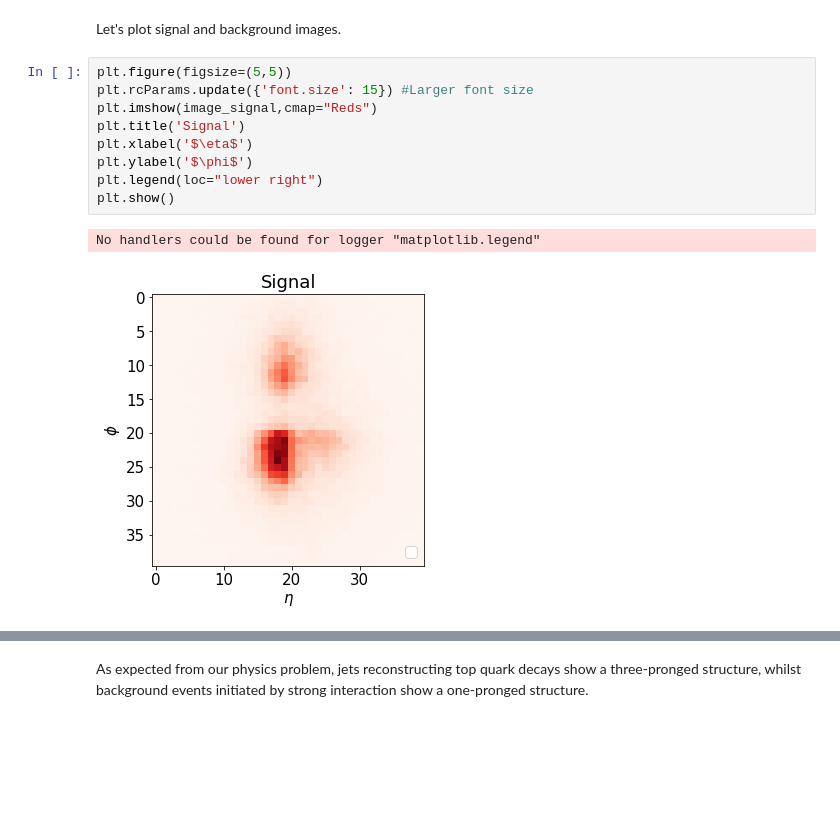
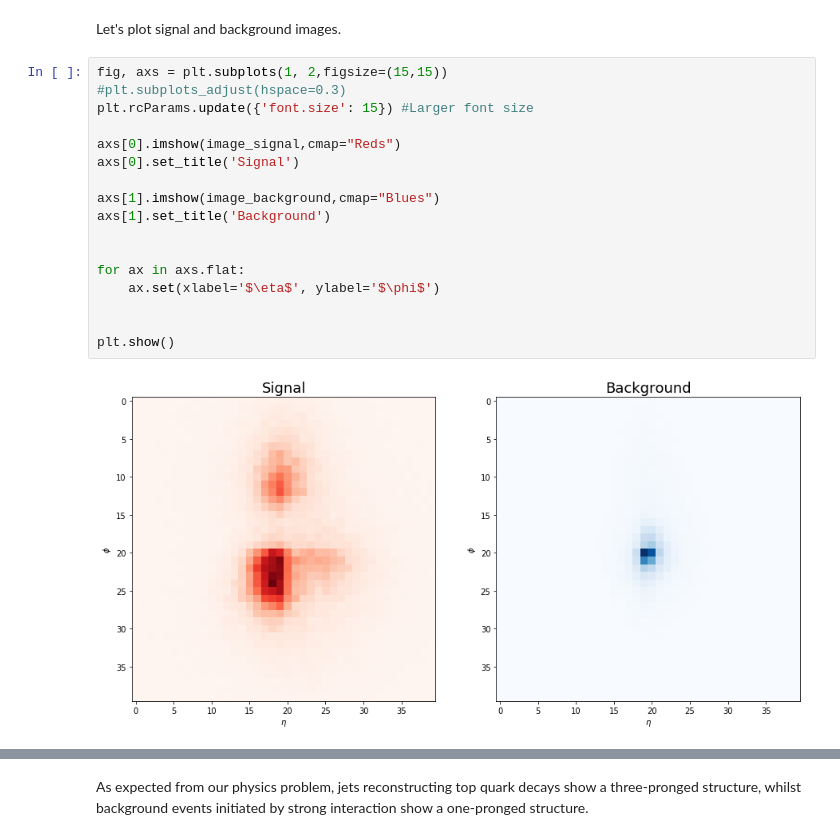
Before and after one commit to dkgithub/wuhan_DL_labs, a Jupyter notebook: top-tagging/TopTagging_2.ipynb, the cells around one changed output, grey strips where cells are left out. Cells and saved outputs as stored; diff of their text form; blank space fills up the shorter version.

```diff
--- a/top-tagging/TopTagging_2.ipynb
+++ b/top-tagging/TopTagging_2.ipynb
@@ -198,14 +203,21 @@ image_background = to_image_plot(df_background_sum)
 # %% [markdown]
 Let's plot signal and background images.
 # %%
-plt.figure(figsize=(5,5))
+fig, axs = plt.subplots(1, 2,figsize=(15,15))
+#plt.subplots_adjust(hspace=0.3)
 plt.rcParams.update({'font.size': 15}) #Larger font size
-plt.imshow(image_signal,cmap="Reds")
-plt.title('Signal')
-plt.xlabel('$\eta$')
-plt.ylabel('$\phi$')
-plt.legend(loc="lower right")
+
+axs[0].imshow(image_signal,cmap="Reds")
+axs[0].set_title('Signal')
+
+axs[1].imshow(image_background,cmap="Blues")
+axs[1].set_title('Background')
+
+
+for ax in axs.flat:
+    ax.set(xlabel='$\eta$', ylabel='$\phi$')
+
+
 plt.show()
 # %% [output]
-No handlers could be found for logger "matplotlib.legend"
-[figure, old version]
+[figure, new version]
```
Also changed, not shown: parts of 24 cells of this notebook.
